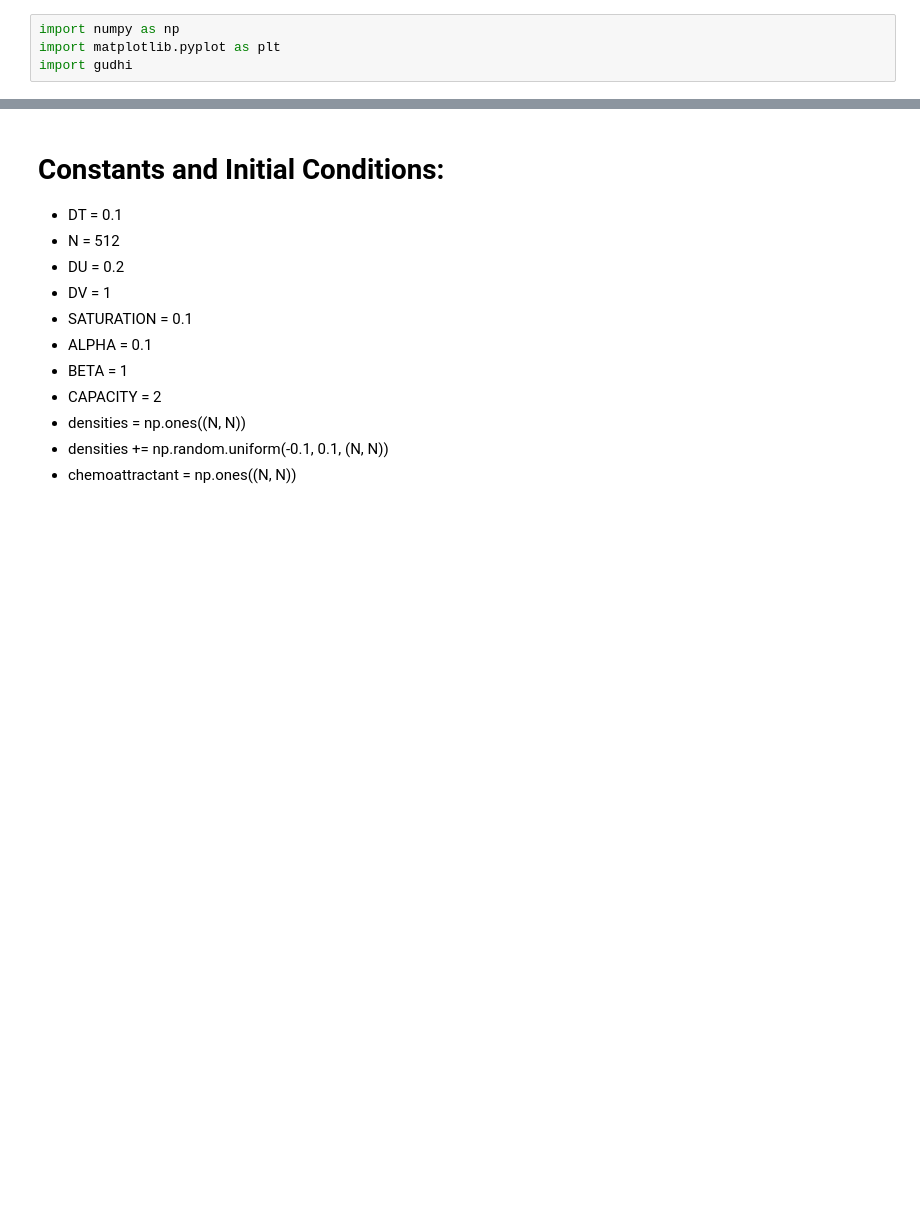
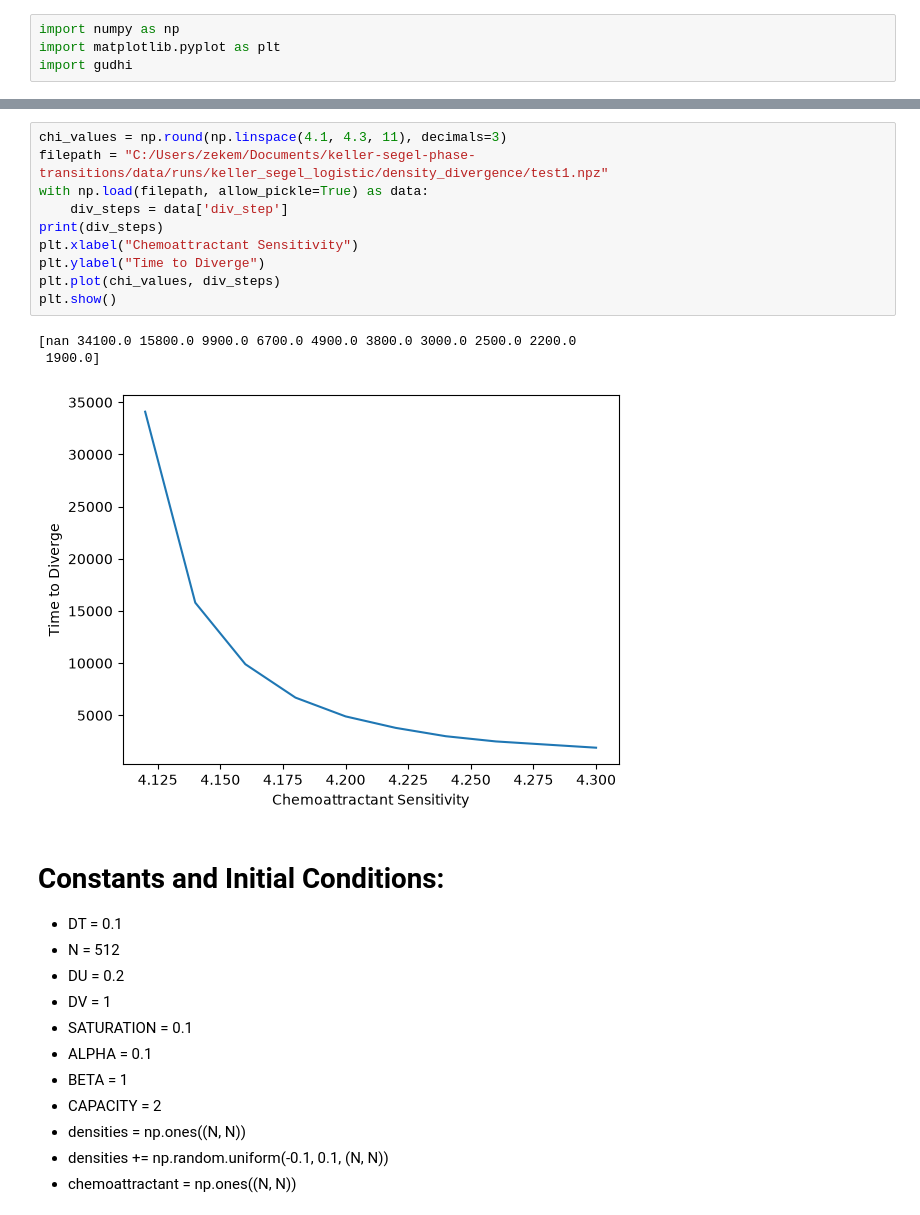
Before and after one commit to zekemarzolf/keller-segel-phase-transitions, a Jupyter notebook: notebooks/keller_segel_logistic_results.ipynb, the cells around one changed output, grey strips where cells are left out. Drawn from its saved outputs; the diff is of its cells as text; blank space fills up the shorter version.

Commit message:
made better functions for generating data and did some analysis and fig generation

```diff
--- a/notebooks/keller_segel_logistic_results.ipynb
+++ b/notebooks/keller_segel_logistic_results.ipynb
@@ -49,3 +49,17 @@ plt.plot(x, max_density_range)
+# %%
+chi_values = np.round(np.linspace(4.1, 4.3, 11), decimals=3)
+filepath = "C:/Users/zekem/Documents/keller-segel-phase-transitions/data/runs/keller_segel_logistic/density_divergence/test1.npz"
+with np.load(filepath, allow_pickle=True) as data:
+    div_steps = data['div_step']
+print(div_steps)
+plt.xlabel("Chemoattractant Sensitivity")
+plt.ylabel("Time to Diverge")
+plt.plot(chi_values, div_steps)
+plt.show()
+# %% [output]
+[nan 34100.0 15800.0 9900.0 6700.0 4900.0 3800.0 3000.0 2500.0 2200.0
+ 1900.0]
+[figure, added]
 # %% [markdown]
 # Constants and Initial Conditions:
 * DT = 0.1
```
Also changed, not shown: parts of 3 cells of this notebook, 7 other files.
